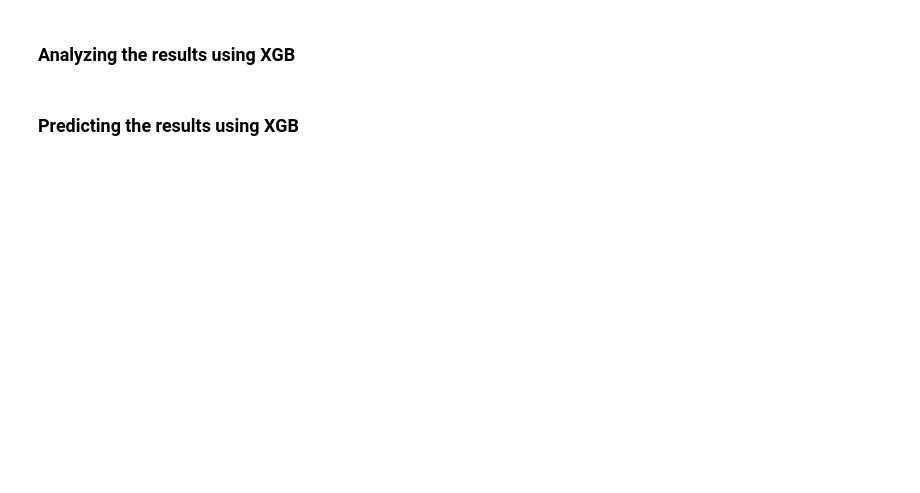
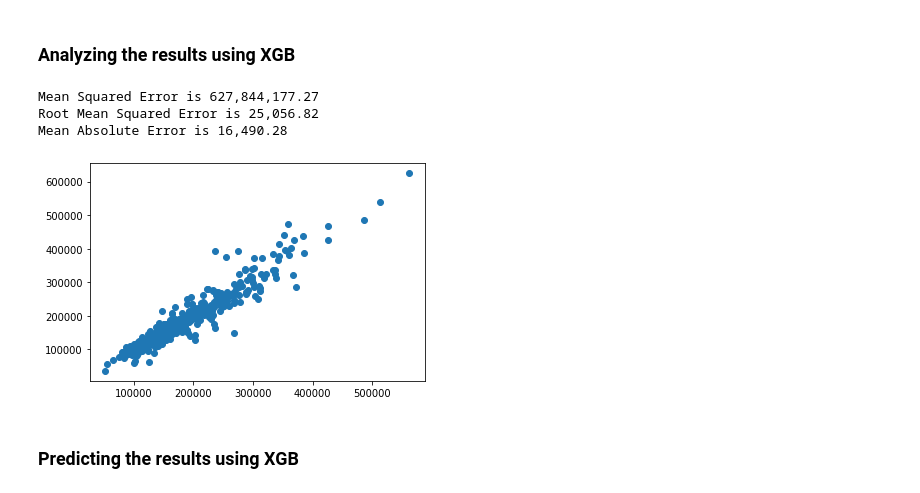
Before and after one commit to zdanielshi/data_science_LFZ, a Jupyter notebook: DS_0628_Kaggle_housing.ipynb, the cells around one changed output. Drawn from its saved outputs; the diff is of its cells as text; code cells hidden in the pictures; blank space fills up the shorter version.

```diff
--- a/DS_0628_Kaggle_housing.ipynb
+++ b/DS_0628_Kaggle_housing.ipynb
@@ -781,9 +809,8 @@ test_to_submit_ridge.to_csv('/content/predictions(ridge).csv', index=False)
 # %% [markdown]
 ## XGBoost
 # %%
-#@title
 xgb = XGBRegressor(n_estimators=10000, learning_rate=0.02)
-xgb.fit(xtrain2, ytrain2, verbose=False)
+xgb.fit(xtrain2, ytrain2, verbose=False, early_stopping_rounds=3, eval_set=[(xtrain2, ytrain2), (xtest2, ytest2)])
 ypred2_xgb = xgb.predict(xtest2)
 ypred2_xgb_untrans = np.exp(ypred2_xgb)
 # %% [output]
@@ -791,15 +818,19 @@ ypred2_xgb_untrans = np.exp(ypred2_xgb)
 # %% [markdown]
 ### Analyzing the results using XGB
 # %%
-#@title
-mse = mean_squared_error(ytest2_untrans, ypred2_xgb_untrans)
-rmse = np.sqrt(mse)
-mae = mean_absolute_error(ytest2_untrans, ypred2_xgb_untrans)
+xgb_mse = mean_squared_error(ytest2_untrans, ypred2_xgb_untrans)
+xgb_rmse = np.sqrt(xgb_mse)
+xgb_mae = mean_absolute_error(ytest2_untrans, ypred2_xgb_untrans)
 
 plt.scatter(ypred2_xgb_untrans, ytest2_untrans)
-print('Mean Squared Error is', '{:,.2f}'.format(mse))
-print('Root Mean Squared Error is', '{:,.2f}'.format(rmse))
-print('Mean Absolute Error is', '{:,.2f}'.format(mae))
+print('Mean Squared Error is', '{:,.2f}'.format(xgb_mse))
+print('Root Mean Squared Error is', '{:,.2f}'.format(xgb_rmse))
+print('Mean Absolute Error is', '{:,.2f}'.format(xgb_mae))
+# %% [output]
+Mean Squared Error is 627,844,177.27
+Root Mean Squared Error is 25,056.82
+Mean Absolute Error is 16,490.28
+[figure, added]
 # %% [markdown]
 ### Predicting the results using XGB
 # %%
```
Also changed, not shown: parts of 122 cells of this notebook.
